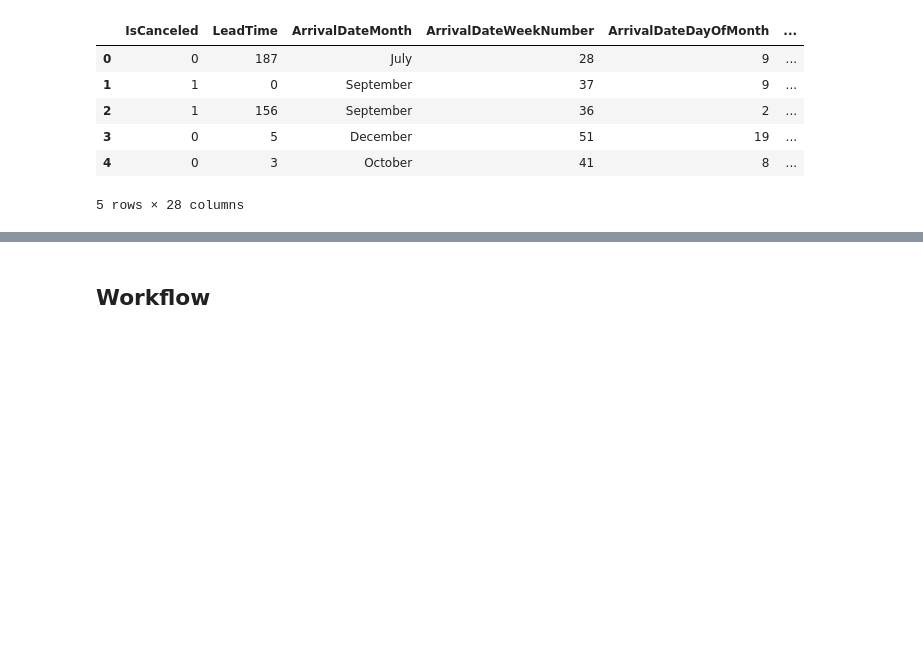
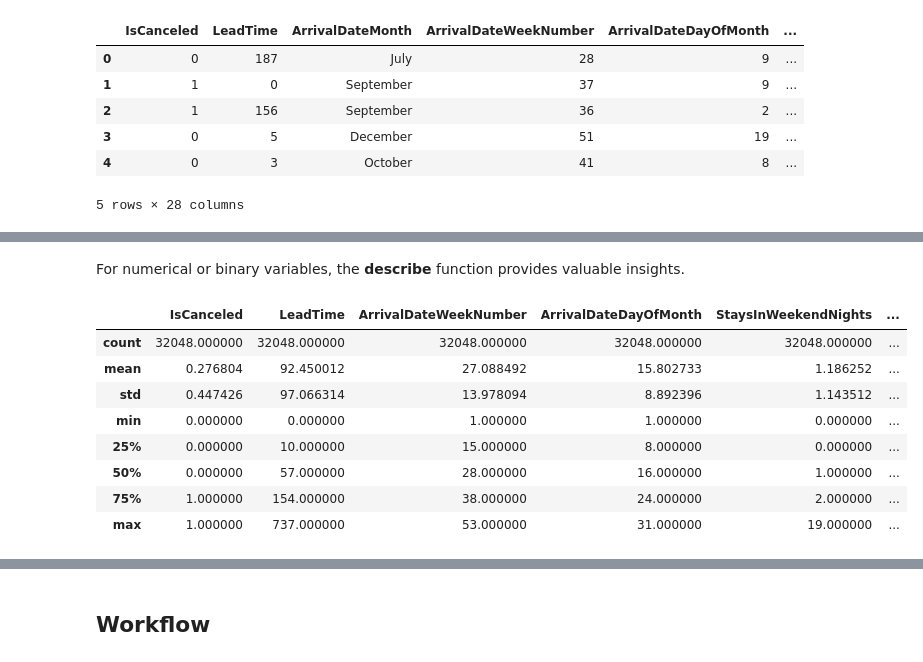
Before and after one commit to hai-dang-dau/hotel_booking, a Jupyter notebook: hotel_booking_starting_kit.ipynb, the cells around one changed output, grey strips where cells are left out. Drawn from its saved outputs; the diff is of its cells as text; code cells hidden in the pictures; blank space fills up the shorter version.

```diff
--- a/hotel_booking_starting_kit.ipynb
+++ b/hotel_booking_starting_kit.ipynb
@@ -51,0 +97,14 @@ data.head()
+# %% [markdown]
+For numerical or binary variables, the **describe** function provides valuable insights.
+# %%
+data.describe()
+# %% [output]
+|  | IsCanceled | LeadTime | ArrivalDateWeekNumber | ArrivalDateDayOfMonth | StaysInWeekendNights | ... |
+| count | 32048.000000 | 32048.000000 | 32048.000000 | 32048.000000 | 32048.000000 | ... |
+| mean | 0.276804 | 92.450012 | 27.088492 | 15.802733 | 1.186252 | ... |
+| std | 0.447426 | 97.066314 | 13.978094 | 8.892396 | 1.143512 | ... |
+| min | 0.000000 | 0.000000 | 1.000000 | 1.000000 | 0.000000 | ... |
+| 25% | 0.000000 | 10.000000 | 15.000000 | 8.000000 | 0.000000 | ... |
+| 50% | 0.000000 | 57.000000 | 28.000000 | 16.000000 | 1.000000 | ... |
+| 75% | 1.000000 | 154.000000 | 38.000000 | 24.000000 | 2.000000 | ... |
+| max | 1.000000 | 737.000000 | 53.000000 | 31.000000 | 19.000000 | ... |
```
Also changed, not shown: parts of 8 cells of this notebook, 1 other file.
